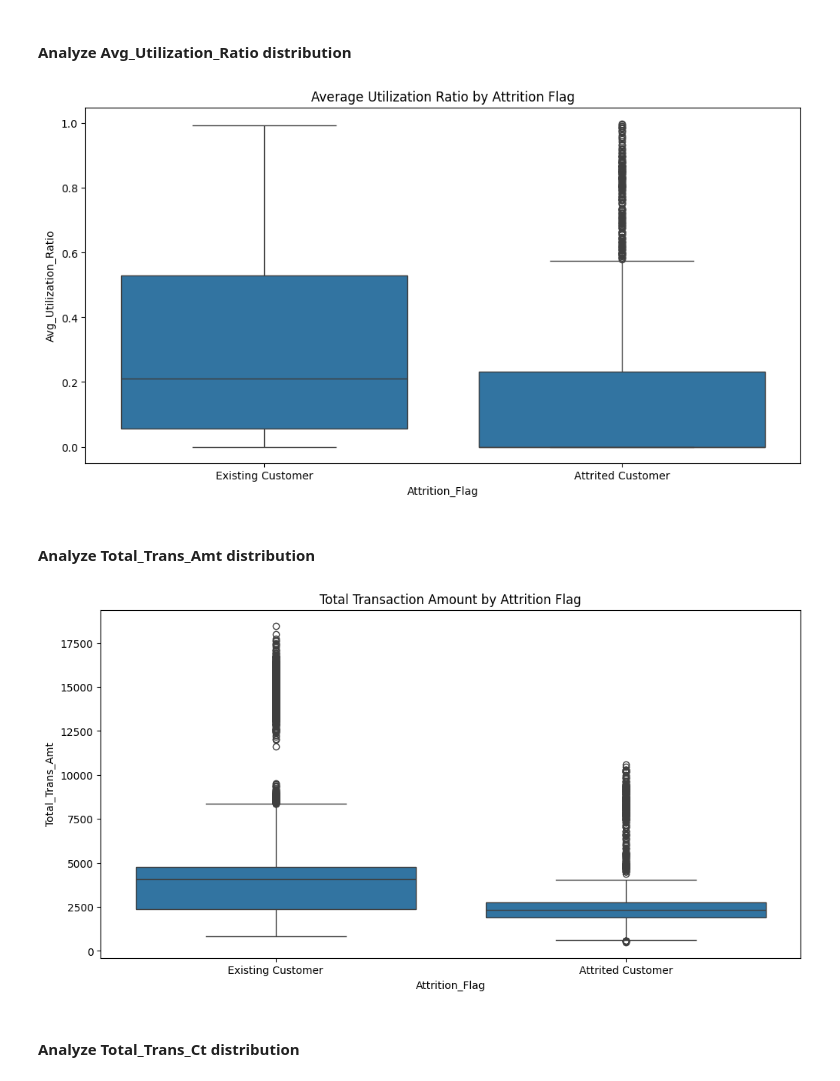
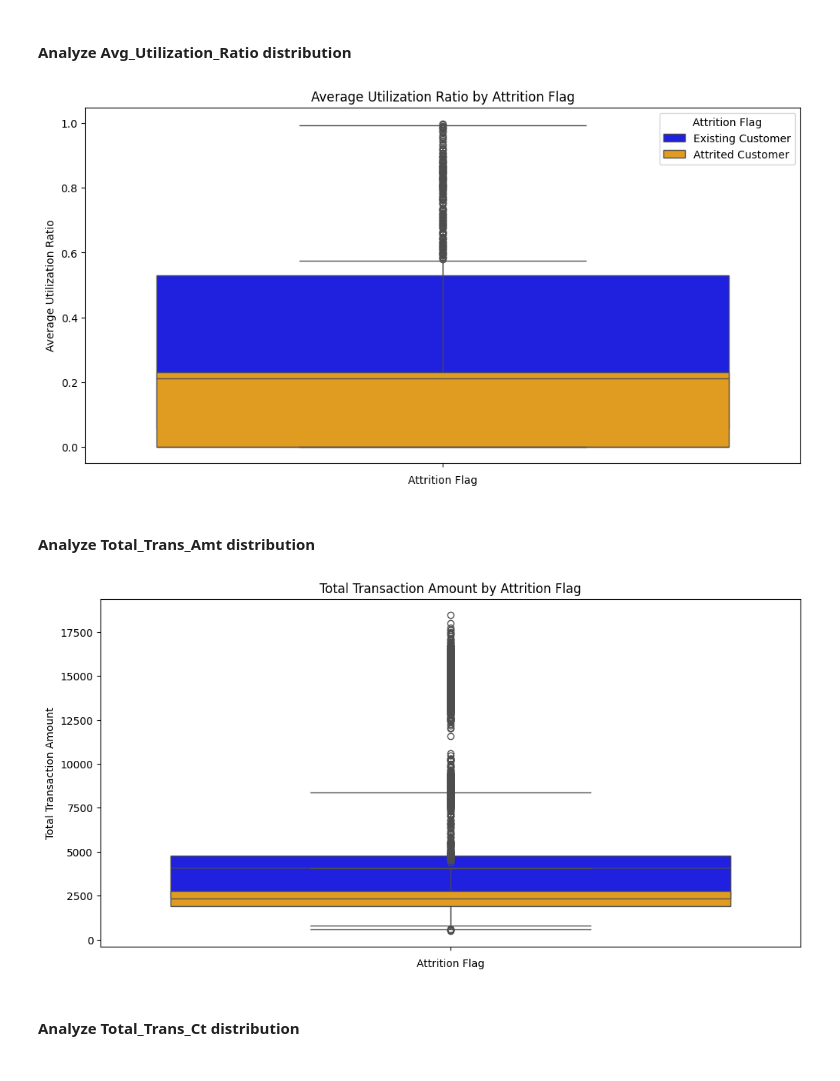
Before and after one commit to mcancell/Py-ETL-Notebook, a Jupyter notebook: Datasets/Bank Attrition Analysis/05-Analyze/Analyze_Banking_Attrition.ipynb, the cells around one changed output. Saved outputs shown, nothing was run; the diff lists cells and outputs as text; code cells hidden in the pictures.

Commit message:
Some color changes in charts

```diff
--- a/Datasets/Bank Attrition Analysis/05-Analyze/Analyze_Banking_Attrition.ipynb
+++ b/Datasets/Bank Attrition Analysis/05-Analyze/Analyze_Banking_Attrition.ipynb
@@ -358,21 +364,28 @@ plt.show()
 # %%
 # Analyze Avg_Utilization_Ratio distribution
 plt.figure(figsize=(12, 6))
-sns.boxplot(x='Attrition_Flag', y='Avg_Utilization_Ratio', data=bank_data)
+sns.boxplot(y='Avg_Utilization_Ratio', data=bank_data, hue='Attrition_Flag',
+            palette={'Attrited Customer': 'orange', 'Existing Customer': 'blue'}, dodge=False)
 plt.title('Average Utilization Ratio by Attrition Flag')
+plt.xlabel('Attrition Flag')
+plt.ylabel('Average Utilization Ratio')
+plt.legend(title='Attrition Flag')
 plt.show()
 # %% [output]
-[figure, old version]
+[figure, new version]
 # %% [markdown]
 #### Analyze Total_Trans_Amt distribution
 # %%
 # Analyze Total_Trans_Amt distribution
 plt.figure(figsize=(12, 6))
-sns.boxplot(x='Attrition_Flag', y='Total_Trans_Amt', data=bank_data)
+sns.boxplot(y='Total_Trans_Amt', data=bank_data, hue='Attrition_Flag',
+            palette={'Attrited Customer': 'orange', 'Existing Customer': 'blue'}, dodge=False, legend=False)
 plt.title('Total Transaction Amount by Attrition Flag')
+plt.xlabel('Attrition Flag')
+plt.ylabel('Total Transaction Amount')
 plt.show()
 # %% [output]
-[figure, old version]
+[figure, new version]
 # %% [markdown]
 #### Analyze Total_Trans_Ct distribution
 # %%
```
Also changed, not shown: parts of 8 cells of this notebook.
